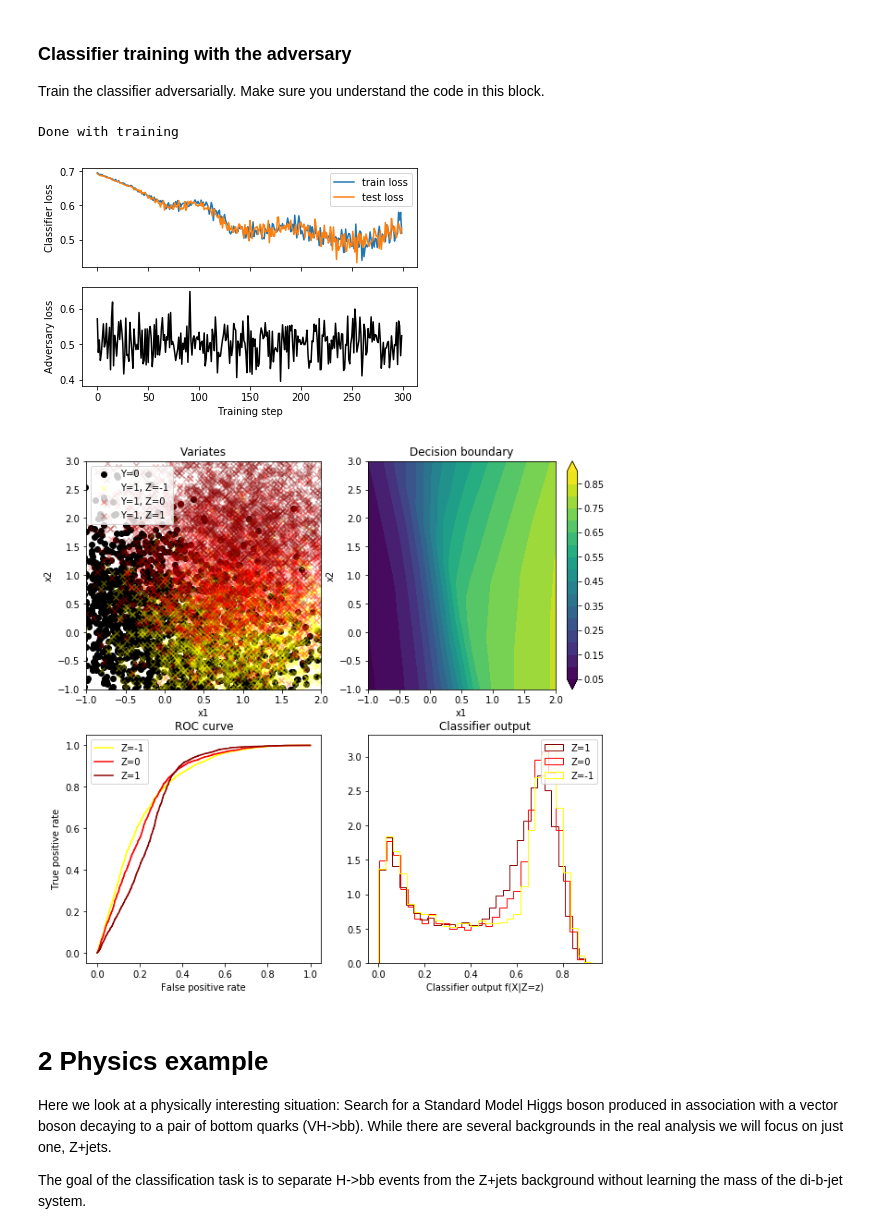
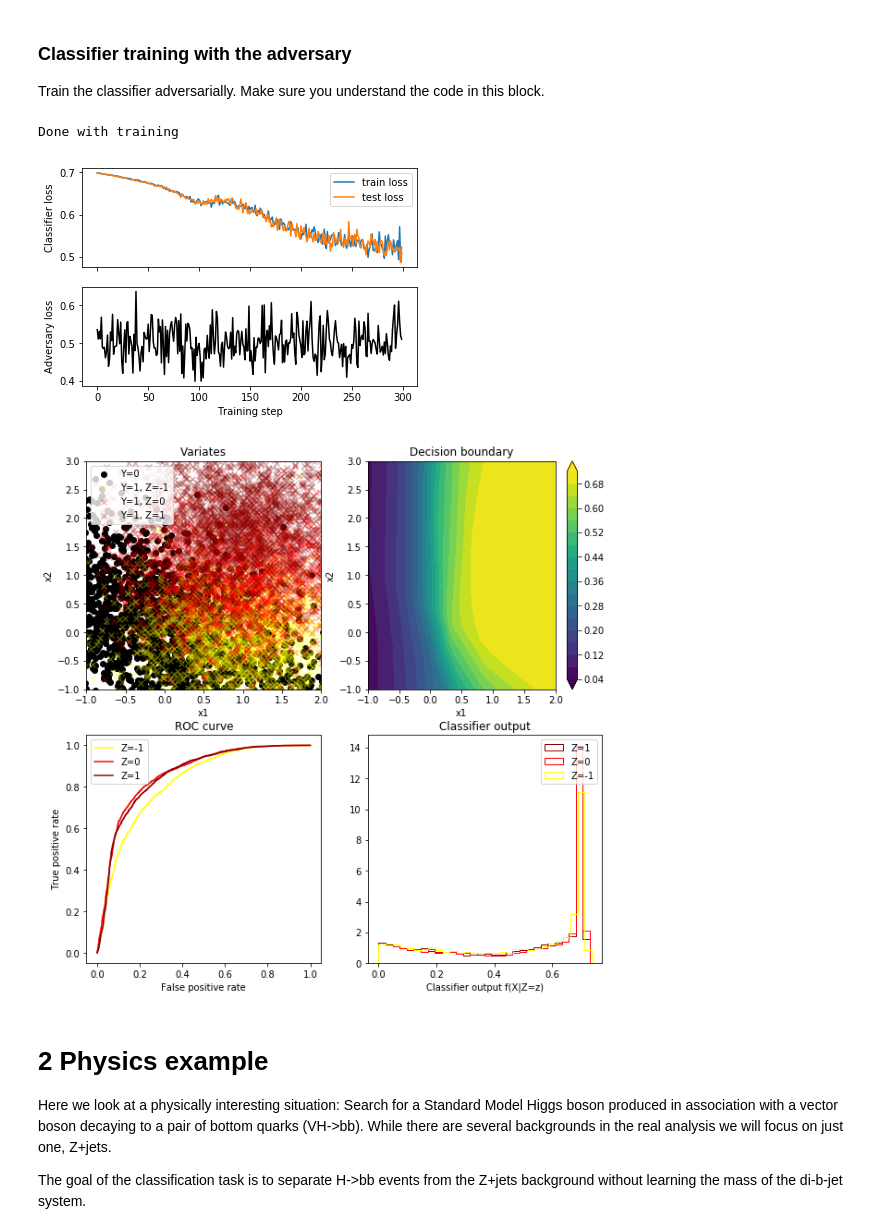
Before and after one commit to yandexdataschool/mlhep2019, a Jupyter notebook: notebooks/day-8/IndependenceSeminar.ipynb, the cells around one changed output. Cells and saved outputs as stored; diff of their text form; code cells hidden in the pictures.

```diff
--- a/notebooks/day-8/IndependenceSeminar.ipynb
+++ b/notebooks/day-8/IndependenceSeminar.ipynb
@@ -388,7 +388,7 @@ def adversarial_training(generating_function, N_train=200):
 
     # create optimisers (larger learning rate for the adversary )
     clf_optimiser = torch.optim.Adam(clf.parameters(), lr=learning_rate)
-    adv_optimiser = torch.optim.Adam(adv.parameters(), lr=10*learning_rate)
+    adv_optimiser = torch.optim.Adam(adv.parameters(), lr=5*learning_rate)
 
     # keep track of the losses
     clf_losses = []
@@ -407,74 +407,77 @@ def adversarial_training(generating_function, N_train=200):
 
         ##############################
         # Update the adversary network
+        # (several updtes to keep up with
+        # the changes in the classifier)
         ##############################
 
-        # make the adversary loss
-        clf_output = clf(X)
-        adv_output = adv(clf_output)
-        adv_loss = adv_criterion(adv_output, Z)
+        M = 5
+        for _ in range(M):
+            # make the adversary loss
+            clf_output = clf(X)
+            adv_output = adv(clf_output)
+            adv_loss = adv_criterion(adv_output, Z)
+
+            # backprop: adapt the adversary to the classifier (only update the adversary weights)
+            adv.zero_grad()
+            adv_loss.backward()
+            adv_optimiser.step()
+
         adv_losses.append(adv_loss.data.numpy().item())
-
-        # backprop: adapt the adversary to the classifier (only update the adversary weights)
-        adv.zero_grad()
-        adv_loss.backward()
-        adv_optimiser.step()
 
         ##############################
         # Update the classifier network
         ##############################
 
-        M = 1
-        for i in range(M):
-            # forward pass
-            clf_output = clf(X)
-            adv_output = adv(clf_output)
+        # forward pass
+        clf_output = clf(X)
+        adv_output = adv(clf_output)
 
-            # make the losses: both the classifier and the adversary loss
-            # combined loss: note the minus sign!
-            # (when updating the classifier, the goal is to confuse the adversary)
-            clf_loss = clf_criterion(clf_output, Y)
-            adv_loss = adv_criterion(adv_output, Z)
-            comb_loss = clf_loss - lam * adv_loss
+        # make the losses: both the classifier and the adversary loss
+        # combined loss: note the minus sign!
+        # (when updating the classifier, the goal is to confuse the adversary)
+        clf_loss = clf_criterion(clf_output, Y)
+        adv_loss = adv_criterion(adv_output, Z)
+        comb_loss = clf_loss - lam * adv_loss
 
-            # backprop the classifier: update only the classifier weights (keep adversary intact)
-            clf.zero_grad()
-            comb_loss.backward()
-            clf_optimiser.step()
+        # backprop the classifier: update only the classifier weights (keep adversary intact)
+        clf.zero_grad()
+        comb_loss.backward()
+        clf_optimiser.step()
 
         clf_losses.append(clf_loss.data.numpy().item())
 
         #######################
         # store the test losses
         #######################
         X_test, Y_test, _ = generating_function(512, train=False)
         X_test = torch.as_tensor(X_test, dtype=torch.float)
         Y_test = torch.as_tensor(Y_test.reshape(-1, 1), dtype=torch.float)
         output_test = clf(X_test)
         loss_test = clf_criterion(output_test, Y_test)
         clf_losses_test.append(loss_test.data.numpy().item())
 
     print('Done with training')
 
     fig, ax = plt.subplots(2, sharex=True)
     ax[0].plot(range(len(clf_losses)), clf_losses, label='train loss')
     ax[0].plot(range(len(clf_losses_test)), clf_losses_test, label='test loss')
     ax[0].set_ylabel('Classifier loss')
     ax[0].legend(loc='best')
     ax[1].plot(range(len(adv_losses)), adv_losses, color='k')
     ax[1].set_ylabel('Adversary loss')
     ax[1].set_xlabel('Training step')
     plt.show()
 
     return clf
 
 
 clf_toys_adv = adversarial_training(generate_toys, 300)
 evaluate_classifier(clf_toys_adv, generate_toys)
 # %% [output]
 Done with training
-[figure, old version]
+[figure, new version]
-[figure, old version]
+[figure, new version]
 # %% [markdown]
 # 2 Physics example
 
```
Also changed, not shown: parts of 6 cells of this notebook.
